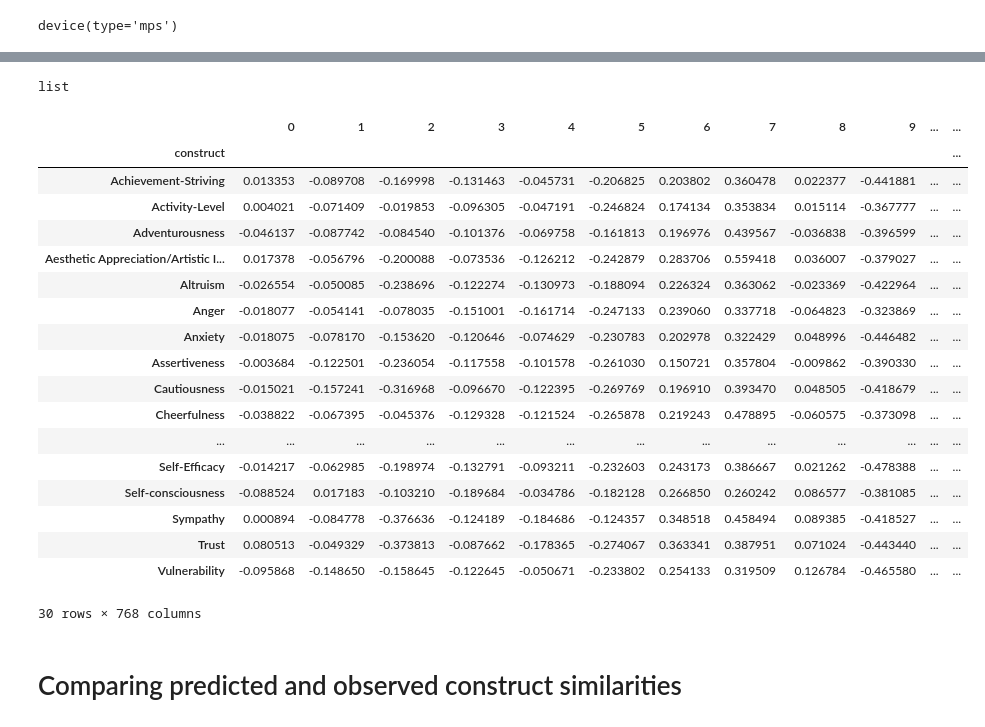
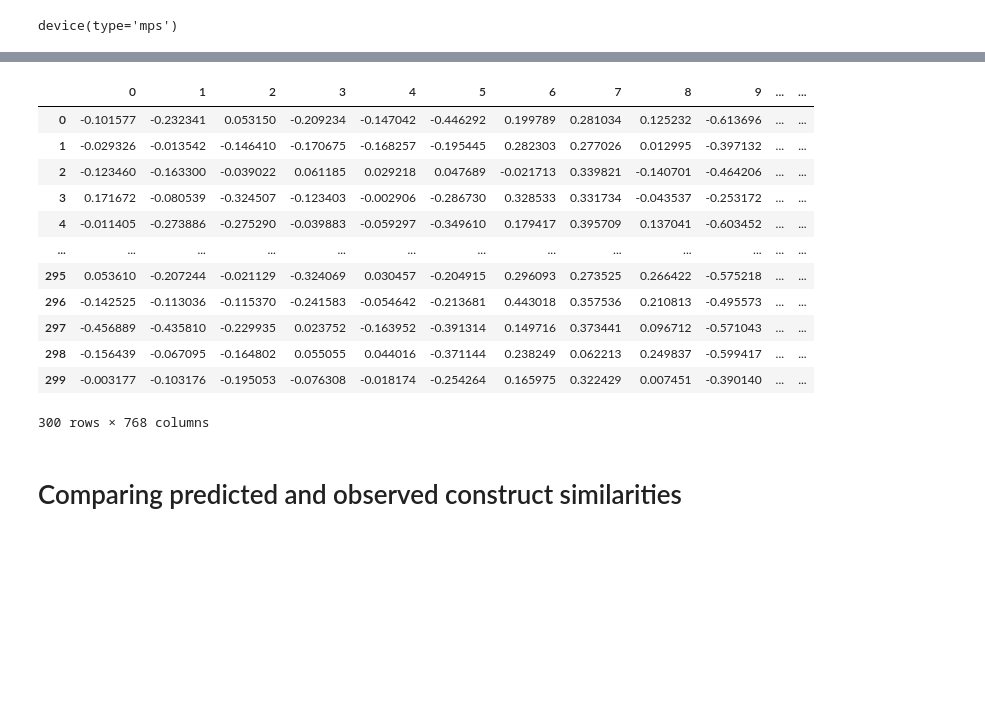
Before and after one commit to Zak-Hussain/LLM4BeSci, a Jupyter notebook: personality/personality_using_pipeline.ipynb, the cells around one changed output, grey strips where cells are left out. Cells and saved outputs as stored; diff of their text form; code cells hidden in the pictures; blank space fills up the shorter version.

Commit message:
switch to item-level

```diff
--- a/personality/personality_using_pipeline.ipynb
+++ b/personality/personality_using_pipeline.ipynb
@@ -84,41 +84,27 @@ Some weights of the model checkpoint at distilbert-base-uncased were not used wh
           [ 0.8700,  0.1560, -0.3549,  ...,  0.0850, -0.4967, -0.4294],
           [ 0.2145,  0.0602, -0.0996,  ..., -0.0069, -0.0791, -0.1585],
           [ 0.1403,  0.1528,  0.0579,  ..., -0.1005,  0.0307, -0.0746]]])]
-# %%
-type(features)
-# %% [output]
-list
 # %%
 # Extracting the embeddings for the [CLS] token
 features = [sample[0][0].numpy() for sample in features]
 
 # Converting to a data frame`
 features = pd.DataFrame(features)
-features['construct'] = neo_items['construct']
-
-# Calculating the mean embedding for each construct
-construct_embeds = features.groupby('construct').mean()
-construct_embeds
+features
 # %% [output]
 |  | 0 | 1 | 2 | 3 | 4 | 5 | 6 | 7 | 8 | 9 | ... | ... |
-| construct |  |  |  |  |  |  |  |  |  |  |  | ... |
-| Achievement-Striving | 0.013353 | -0.089708 | -0.169998 | -0.131463 | -0.045731 | -0.206825 | 0.203802 | 0.360478 | 0.022377 | -0.441881 | ... | ... |
-| Activity-Level | 0.004021 | -0.071409 | -0.019853 | -0.096305 | -0.047191 | -0.246824 | 0.174134 | 0.353834 | 0.015114 | -0.367777 | ... | ... |
-| Adventurousness | -0.046137 | -0.087742 | -0.084540 | -0.101376 | -0.069758 | -0.161813 | 0.196976 | 0.439567 | -0.036838 | -0.396599 | ... | ... |
-| Aesthetic Appreciation/Artistic I... | 0.017378 | -0.056796 | -0.200088 | -0.073536 | -0.126212 | -0.242879 | 0.283706 | 0.559418 | 0.036007 | -0.379027 | ... | ... |
-| Altruism | -0.026554 | -0.050085 | -0.238696 | -0.122274 | -0.130973 | -0.188094 | 0.226324 | 0.363062 | -0.023369 | -0.422964 | ... | ... |
-| Anger | -0.018077 | -0.054141 | -0.078035 | -0.151001 | -0.161714 | -0.247133 | 0.239060 | 0.337718 | -0.064823 | -0.323869 | ... | ... |
-| Anxiety | -0.018075 | -0.078170 | -0.153620 | -0.120646 | -0.074629 | -0.230783 | 0.202978 | 0.322429 | 0.048996 | -0.446482 | ... | ... |
-| Assertiveness | -0.003684 | -0.122501 | -0.236054 | -0.117558 | -0.101578 | -0.261030 | 0.150721 | 0.357804 | -0.009862 | -0.390330 | ... | ... |
-| Cautiousness | -0.015021 | -0.157241 | -0.316968 | -0.096670 | -0.122395 | -0.269769 | 0.196910 | 0.393470 | 0.048505 | -0.418679 | ... | ... |
-| Cheerfulness | -0.038822 | -0.067395 | -0.045376 | -0.129328 | -0.121524 | -0.265878 | 0.219243 | 0.478895 | -0.060575 | -0.373098 | ... | ... |
+| 0 | -0.101577 | -0.232341 | 0.053150 | -0.209234 | -0.147042 | -0.446292 | 0.199789 | 0.281034 | 0.125232 | -0.613696 | ... | ... |
+| 1 | -0.029326 | -0.013542 | -0.146410 | -0.170675 | -0.168257 | -0.195445 | 0.282303 | 0.277026 | 0.012995 | -0.397132 | ... | ... |
+| 2 | -0.123460 | -0.163300 | -0.039022 | 0.061185 | 0.029218 | 0.047689 | -0.021713 | 0.339821 | -0.140701 | -0.464206 | ... | ... |
+| 3 | 0.171672 | -0.080539 | -0.324507 | -0.123403 | -0.002906 | -0.286730 | 0.328533 | 0.331734 | -0.043537 | -0.253172 | ... | ... |
+| 4 | -0.011405 | -0.273886 | -0.275290 | -0.039883 | -0.059297 | -0.349610 | 0.179417 | 0.395709 | 0.137041 | -0.603452 | ... | ... |
 | ... | ... | ... | ... | ... | ... | ... | ... | ... | ... | ... | ... | ... |
-| Self-Efficacy | -0.014217 | -0.062985 | -0.198974 | -0.132791 | -0.093211 | -0.232603 | 0.243173 | 0.386667 | 0.021262 | -0.478388 | ... | ... |
-| Self-consciousness | -0.088524 | 0.017183 | -0.103210 | -0.189684 | -0.034786 | -0.182128 | 0.266850 | 0.260242 | 0.086577 | -0.381085 | ... | ... |
-| Sympathy | 0.000894 | -0.084778 | -0.376636 | -0.124189 | -0.184686 | -0.124357 | 0.348518 | 0.458494 | 0.089385 | -0.418527 | ... | ... |
-| Trust | 0.080513 | -0.049329 | -0.373813 | -0.087662 | -0.178365 | -0.274067 | 0.363341 | 0.387951 | 0.071024 | -0.443440 | ... | ... |
-| Vulnerability | -0.095868 | -0.148650 | -0.158645 | -0.122645 | -0.050671 | -0.233802 | 0.254133 | 0.319509 | 0.126784 | -0.465580 | ... | ... |
+| 295 | 0.053610 | -0.207244 | -0.021129 | -0.324069 | 0.030457 | -0.204915 | 0.296093 | 0.273525 | 0.266422 | -0.575218 | ... | ... |
+| 296 | -0.142525 | -0.113036 | -0.115370 | -0.241583 | -0.054642 | -0.213681 | 0.443018 | 0.357536 | 0.210813 | -0.495573 | ... | ... |
+| 297 | -0.456889 | -0.435810 | -0.229935 | 0.023752 | -0.163952 | -0.391314 | 0.149716 | 0.373441 | 0.096712 | -0.571043 | ... | ... |
+| 298 | -0.156439 | -0.067095 | -0.164802 | 0.055055 | 0.044016 | -0.371144 | 0.238249 | 0.062213 | 0.249837 | -0.599417 | ... | ... |
+| 299 | -0.003177 | -0.103176 | -0.195053 | -0.076308 | -0.018174 | -0.254264 | 0.165975 | 0.322429 | 0.007451 | -0.390140 | ... | ... |
-30 rows × 768 columns
+300 rows × 768 columns
 # %% [markdown]
 # Comparing predicted and observed construct similarities
 # %%
```
Also changed, not shown: parts of 6 cells of this notebook.
